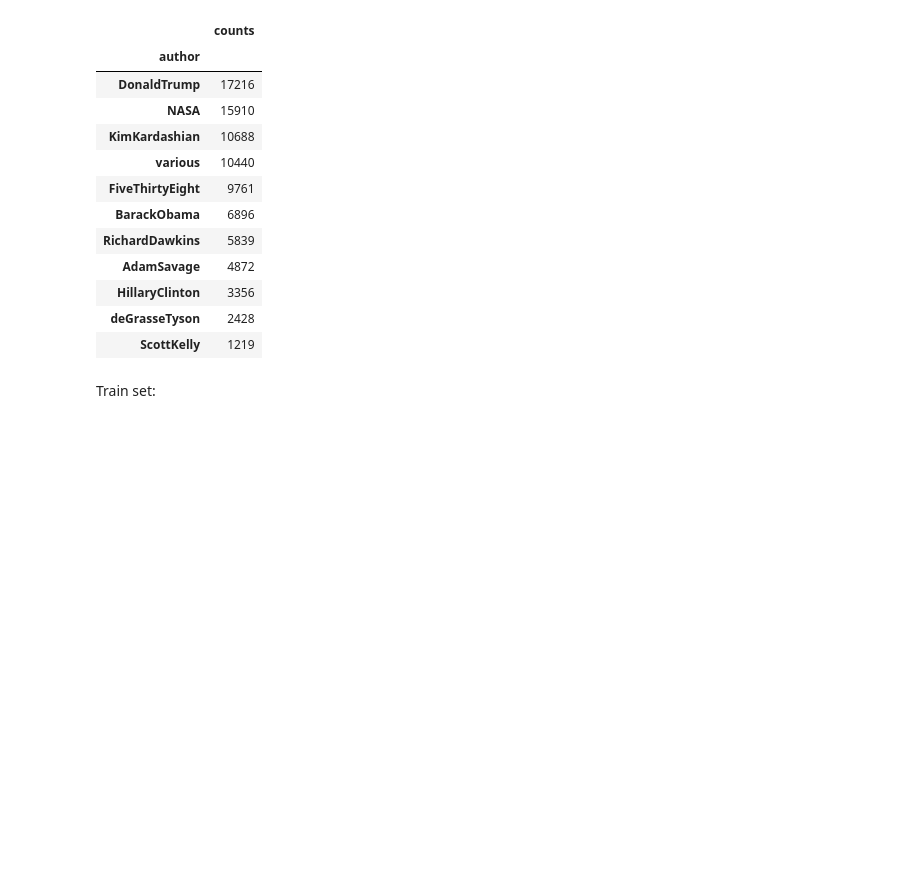
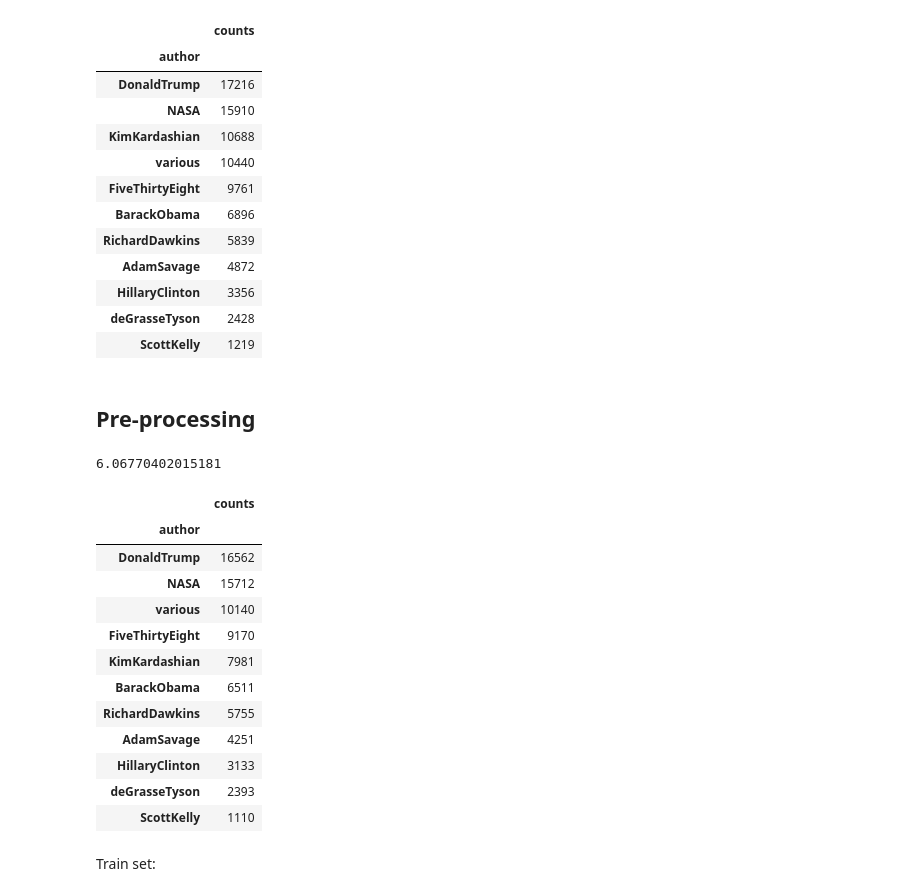
Before and after one commit to MatGhazi/NLP, a Jupyter notebook: Authorship_ML_models/authorship_SVM.ipynb, the cells around one changed output. Cells and saved outputs as stored; diff of their text form; code cells hidden in the pictures; blank space fills up the shorter version.

```diff
--- a/Authorship_ML_models/authorship_SVM.ipynb
+++ b/Authorship_ML_models/authorship_SVM.ipynb
@@ -89,3 +144,5 @@ pd.DataFrame(df.groupby('author').size().rename('counts')).sort_values('counts',
 | HillaryClinton | 3356 |
 | deGrasseTyson | 2428 |
 | ScottKelly | 1219 |
+# %% [markdown]
+## Pre-processing
@@ -92,3 +178,63 @@ pd.DataFrame(df.groupby('author').size().rename('counts')).sort_values('counts',
+# %%
+
+
+# Define the tokenizer
+tokenizer = nltk.RegexpTokenizer(r'\w+')
+
+# Define the stemmer
+stemmer = PorterStemmer()
+
+# Define the stop words
+stop_words = set(stopwords.words('english'))
+
+# Define a function to preprocess the text
+def preprocess_text(text):
+    # Tokenize the text
+    # text = text['text']
+    tokens = tokenizer.tokenize(text)
+
+    # Remove stop words
+    tokens = [word for word in tokens if not word in stop_words]
+
+    # Stem the tokens
+    # tokens = [stemmer.stem(token) for token in filtered_tokens]
+
+    # Join the tokens back into a string
+    preprocessed_text = ' '.join(tokens)
+    # text['text'] = preprocessed_text
+    # print(text)
+    return text
+
+# Apply the preprocessing function to the text column
+# df['text'] = df.apply(preprocess_text, axis=1)
+df.loc[:,'text'] = df.loc[:,'text'].apply(preprocess_text)
+# %%
+
+# Compute the mean and standard deviation of the text lengths
+mean_length = np.mean(df['text'].apply(lambda x: len(x.split(' '))))
+sd_length = np.std(df['text'].apply(lambda x: len(x.split(' '))))
+
+# Define the threshold for filtering based on length
+threshold = mean_length - 1.65 * sd_length
+print(threshold)
+# Filter the DataFrame based on the text length
+df = df[df['text'].apply(lambda x: len(x.split(' '))) >= threshold]
+pd.DataFrame(df.groupby('author').size().rename('counts')).sort_values('counts', ascending=False)
+# %% [output]
+6.06770402015181
+|  | counts |
+| author |  |
+| DonaldTrump | 16562 |
+| NASA | 15712 |
+| various | 10140 |
+| FiveThirtyEight | 9170 |
+| KimKardashian | 7981 |
+| BarackObama | 6511 |
+| RichardDawkins | 5755 |
+| AdamSavage | 4251 |
+| HillaryClinton | 3133 |
+| deGrasseTyson | 2393 |
+| ScottKelly | 1110 |
 # %%
 import random
 from sklearn.model_selection import train_test_split
```
Also changed, not shown: parts of 16 cells of this notebook.
